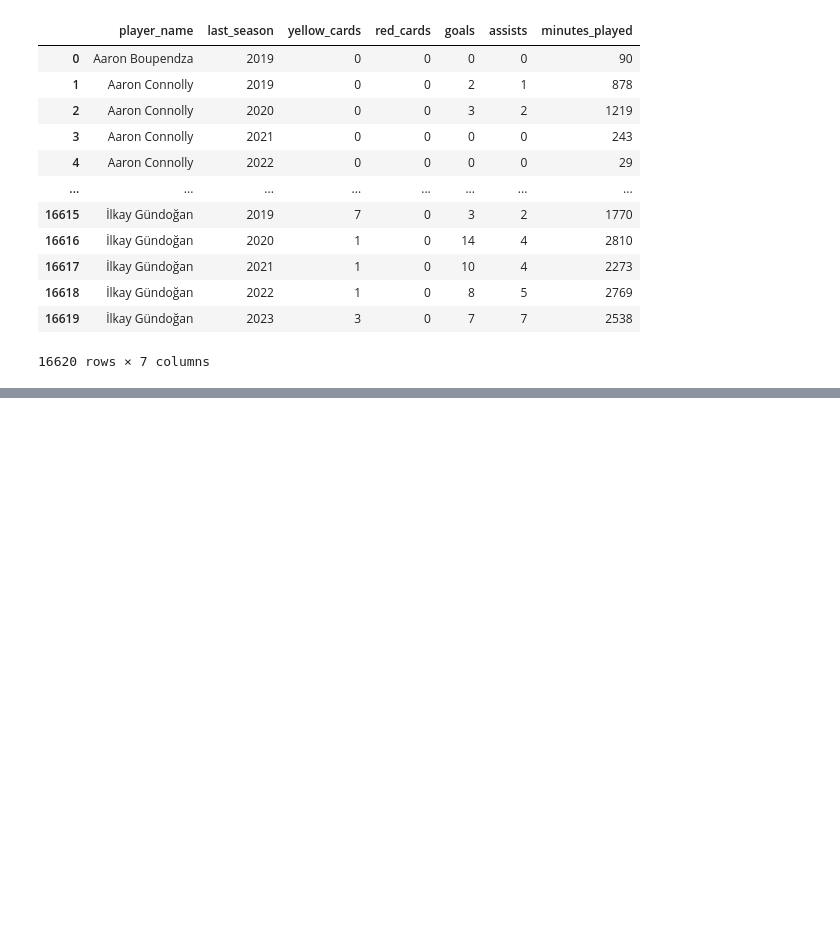
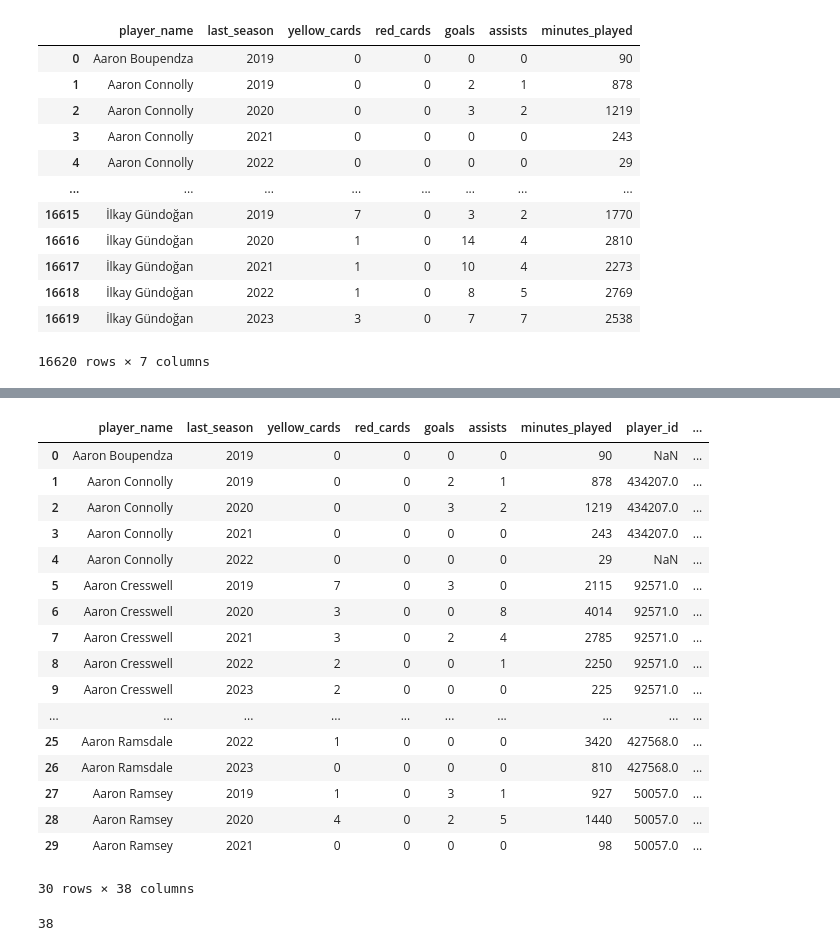
Before and after one commit to wjco/DAStudy-sat, a Jupyter notebook: Tek/football-data-from-transfermarkt/preprocessing-football-data-from-transfermarkt.ipynb, the cells around one changed output, grey strips where cells are left out. Cells and saved outputs as stored; diff of their text form; code cells hidden in the pictures; blank space fills up the shorter version.

```diff
--- a/Tek/football-data-from-transfermarkt/preprocessing-football-data-from-transfermarkt.ipynb
+++ b/Tek/football-data-from-transfermarkt/preprocessing-football-data-from-transfermarkt.ipynb
@@ -335,0 +416,3 @@ df_merged.to_csv("data/df_merged.csv", index=False)
+# %%
+df_prac = app_comp_player_merge2(apps_copy, competitions_df, players_df)
+df_prac
@@ -335,0 +433,38 @@ df_merged.to_csv("data/df_merged.csv", index=False)
+# %%
+group_cols = ["player_name", "last_season", "yellow_cards", "red_cards","goals", "assists", "minutes_played"]
+
+# merge 하기 위한 기준인 "player_name", "last_season"은 남겨두고 group_cols와 일치하지 않는 컬럼 삭재
+# df_not_grouped = df_prac.loc[:, ~df_prac.columns.isin(group_cols[2:])]
+not_merged_cols = group_cols[2:] + ["appearance_id", "game_id", "date", "url_x", "image_url", "url_y"]
+# df_not_grouped = df_prac.loc[:, ~df_prac.columns.isin(not_merged_cols)]
+df_not_grouped = df_prac.loc[:, ~df_prac.columns.isin(not_merged_cols)].drop_duplicates()
+
+
+# 위에서 만든 df_grouped, df_not_grouped merge
+df_prac2 = pd.merge(df_merged, df_not_grouped, how="left", on=["player_name", "last_season"])
+# not_merged_cols
+# %%
+df_prac2[:30]
+# %% [output]
+|  | player_name | last_season | yellow_cards | red_cards | goals | assists | minutes_played | player_id | ... |
+| 0 | Aaron Boupendza | 2019 | 0 | 0 | 0 | 0 | 90 | NaN | ... |
+| 1 | Aaron Connolly | 2019 | 0 | 0 | 2 | 1 | 878 | 434207.0 | ... |
+| 2 | Aaron Connolly | 2020 | 0 | 0 | 3 | 2 | 1219 | 434207.0 | ... |
+| 3 | Aaron Connolly | 2021 | 0 | 0 | 0 | 0 | 243 | 434207.0 | ... |
+| 4 | Aaron Connolly | 2022 | 0 | 0 | 0 | 0 | 29 | NaN | ... |
+| 5 | Aaron Cresswell | 2019 | 7 | 0 | 3 | 0 | 2115 | 92571.0 | ... |
+| 6 | Aaron Cresswell | 2020 | 3 | 0 | 0 | 8 | 4014 | 92571.0 | ... |
+| 7 | Aaron Cresswell | 2021 | 3 | 0 | 2 | 4 | 2785 | 92571.0 | ... |
+| 8 | Aaron Cresswell | 2022 | 2 | 0 | 0 | 1 | 2250 | 92571.0 | ... |
+| 9 | Aaron Cresswell | 2023 | 2 | 0 | 0 | 0 | 225 | 92571.0 | ... |
+| ... | ... | ... | ... | ... | ... | ... | ... | ... | ... |
+| 25 | Aaron Ramsdale | 2022 | 1 | 0 | 0 | 0 | 3420 | 427568.0 | ... |
+| 26 | Aaron Ramsdale | 2023 | 0 | 0 | 0 | 0 | 810 | 427568.0 | ... |
+| 27 | Aaron Ramsey | 2019 | 1 | 0 | 3 | 1 | 927 | 50057.0 | ... |
+| 28 | Aaron Ramsey | 2020 | 4 | 0 | 2 | 5 | 1440 | 50057.0 | ... |
+| 29 | Aaron Ramsey | 2021 | 0 | 0 | 0 | 0 | 98 | 50057.0 | ... |
+30 rows × 38 columns
+# %%
+len(df_prac2.columns)
+# %% [output]
+38
```
Also changed, not shown: parts of 28 cells of this notebook, 1 other file.
